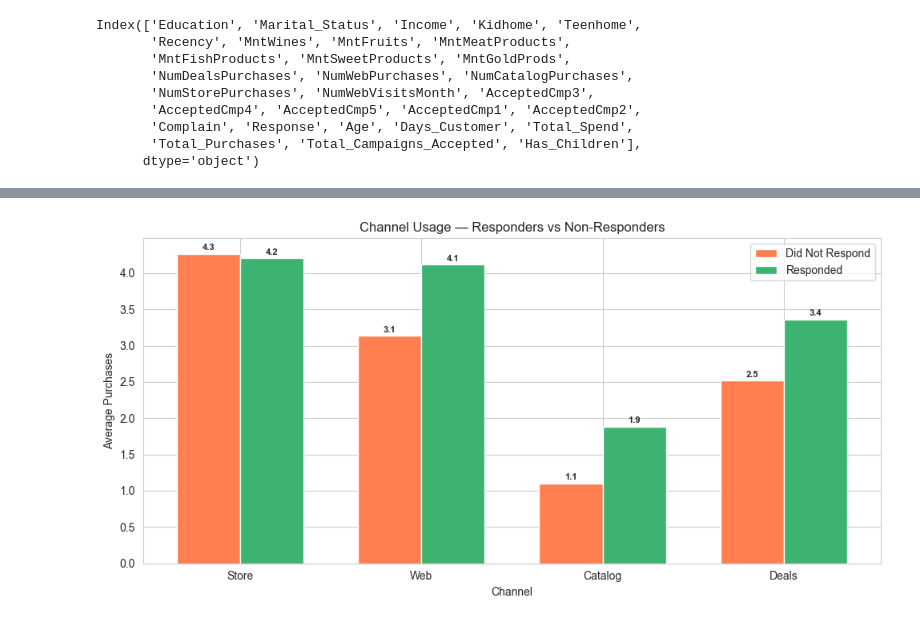
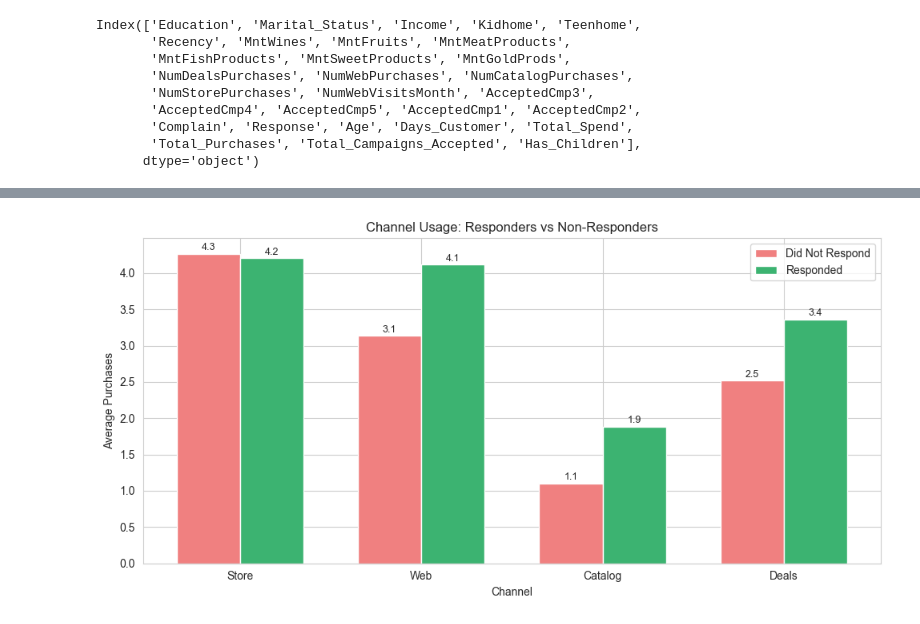
Before and after one commit to suzzzel5/Marketing-Campagain-Analysis, a Jupyter notebook: notebooks/03_eda_visualizations.ipynb, the cells around one changed output, grey strips where cells are left out. Drawn from its saved outputs; the diff is of its cells as text; code cells hidden in the pictures.

```diff
--- a/notebooks/03_eda_visualizations.ipynb
+++ b/notebooks/03_eda_visualizations.ipynb
@@ -122,23 +95,19 @@ camp_cols = ['AcceptedCmp1', 'AcceptedCmp2', 'AcceptedCmp3',
 camp_labels = ['Campaign 1', 'Campaign 2', 'Campaign 3',
             'Campaign 4', 'Campaign 5', 'Final Offer']
 
-acceptance_rates = [data[col].mean() * 100 for col in camp_cols]
+acceptance_rate = data[camp_cols].mean().mul(100).round(2)
 
 plt.figure(figsize=(10, 5))
-bars = plt.bar(camp_labels, acceptance_rates,
-            color='steelblue', edgecolor='white', width=0.6)
+bars = plt.bar(camp_labels, acceptance_rate.values, color="royalblue", edgecolor="white")
 
 # Add percentage label on top of each bar
-for bar, rate in zip(bars, acceptance_rates):
-    plt.text(bar.get_x() + bar.get_width() / 2,
-            bar.get_height() + 0.2,
-            f'{rate:.1f}%',
-            ha='center', fontweight='bold', fontsize=10)
+for bar, value in zip(bars, acceptance_rate.values):
+    plt.text(bar.get_x() + bar.get_width() / 2, value + 0.2, f"{value:.1f}%", ha="center", fontsize=10)
 
-plt.title('Acceptance Rate per Campaign')
-plt.xlabel('Campaign')
-plt.ylabel('Acceptance Rate (%)')
-plt.ylim(0, 20)
+plt.title("Campaign Acceptance Rate")
+plt.xlabel("Campaign")
+plt.ylabel("Acceptance Rate (%)")
+plt.ylim(0, max(acceptance_rate.values) + 3)
 plt.tight_layout()
 plt.show()
 # %% [output]
@@ -243,41 +195,35 @@ plt.show()
 # %%
 # ── Question: Do responders shop differently by channel? ──
 
-channel_cols   = ['NumStorePurchases', 'NumWebPurchases',
-                  'NumCatalogPurchases', 'NumDealsPurchases']
-channel_labels = ['Store', 'Web', 'Catalog', 'Deals']
+channel_cols = ["NumStorePurchases", "NumWebPurchases", "NumCatalogPurchases", "NumDealsPurchases"]
+channel_labels = ["Store", "Web", "Catalog", "Deals"]
 
-# Average purchases per channel for each group
-resp_avg   = [data[data['Response'] == 1][col].mean() for col in channel_cols]
-noresp_avg = [data[data['Response'] == 0][col].mean() for col in channel_cols]
+# Average purchases by response group
+responders = data[data["Response"] == 1][channel_cols].mean()
+non_responders = data[data["Response"] == 0][channel_cols].mean()
 
-x = range(len(channel_labels))
+x = np.arange(len(channel_labels))
 width = 0.35
 
 plt.figure(figsize=(10, 5))
-bars1 = plt.bar([i - width/2 for i in x], noresp_avg, width,
-                label='Did Not Respond', color='coral',   edgecolor='white')
-bars2 = plt.bar([i + width/2 for i in x], resp_avg,   width,
-                label='Responded',       color='mediumseagreen', edgecolor='white')
+bars1 = plt.bar(x - width / 2, non_responders.values, width,
+                label="Did Not Respond", color="lightcoral", edgecolor="white")
+bars2 = plt.bar(x + width / 2, responders.values, width,
+                label="Responded", color="mediumseagreen", edgecolor="white")
 
-# Add value labels
-for bar in bars1:
+for bar in list(bars1) + list(bars2):
     plt.text(bar.get_x() + bar.get_width() / 2,
              bar.get_height() + 0.05,
-             f'{bar.get_height():.1f}',
-             ha='center', fontsize=8, fontweight='bold')
-for bar in bars2:
-    plt.text(bar.get_x() + bar.get_width() / 2,
-             bar.get_height() + 0.05,
-             f'{bar.get_height():.1f}',
-             ha='center', fontsize=8, fontweight='bold')
+             f"{bar.get_height():.1f}",
+             ha="center", fontsize=9)
 
-plt.title('Channel Usage — Responders vs Non-Responders')
-plt.xlabel('Channel')
-plt.ylabel('Average Purchases')
-plt.xticks(list(x), channel_labels)
+plt.title("Channel Usage: Responders vs Non-Responders")
+plt.xlabel("Channel")
+plt.ylabel("Average Purchases")
+plt.xticks(x, channel_labels)
 plt.legend()
+plt.savefig("../Figures/Channel usge thorugh responders vs non responders")
 plt.tight_layout()
 plt.show()
 # %% [output]
-[figure, old version]
+[figure, new version]
```
Also changed, not shown: parts of 30 cells of this notebook.
